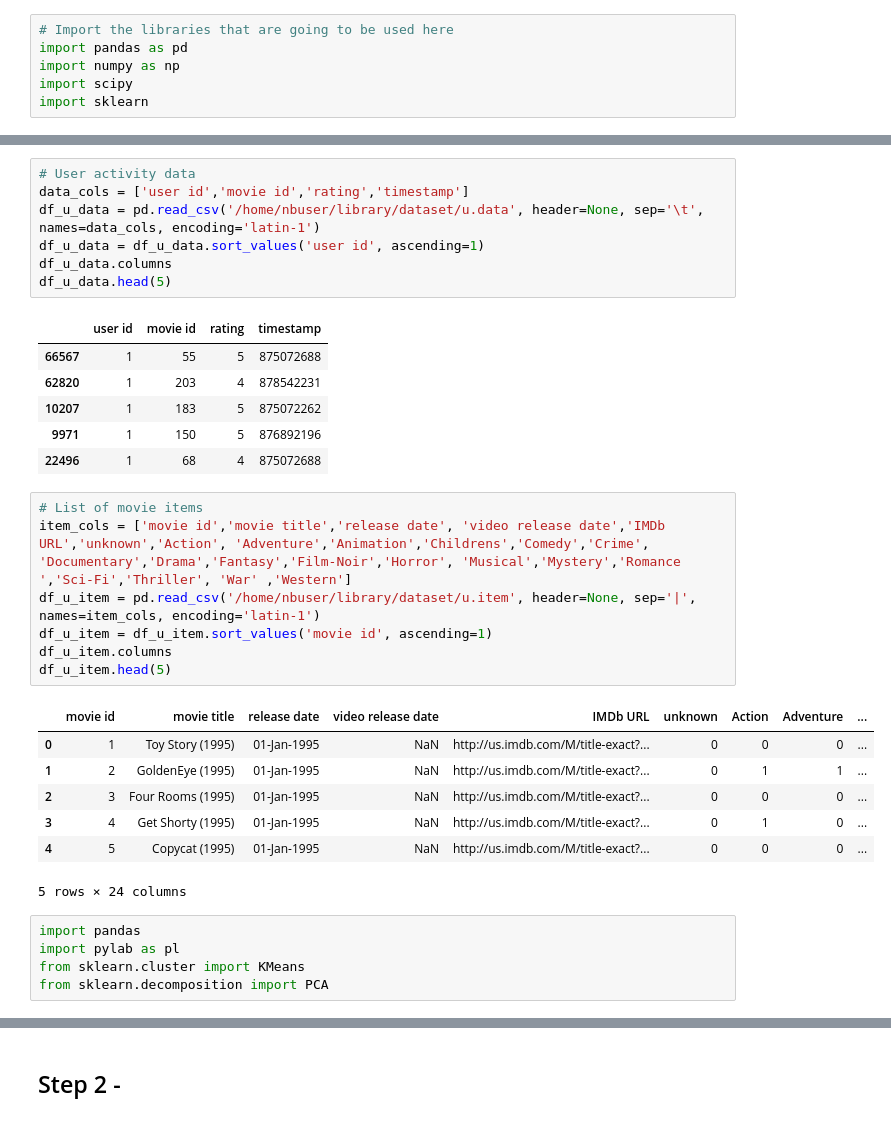
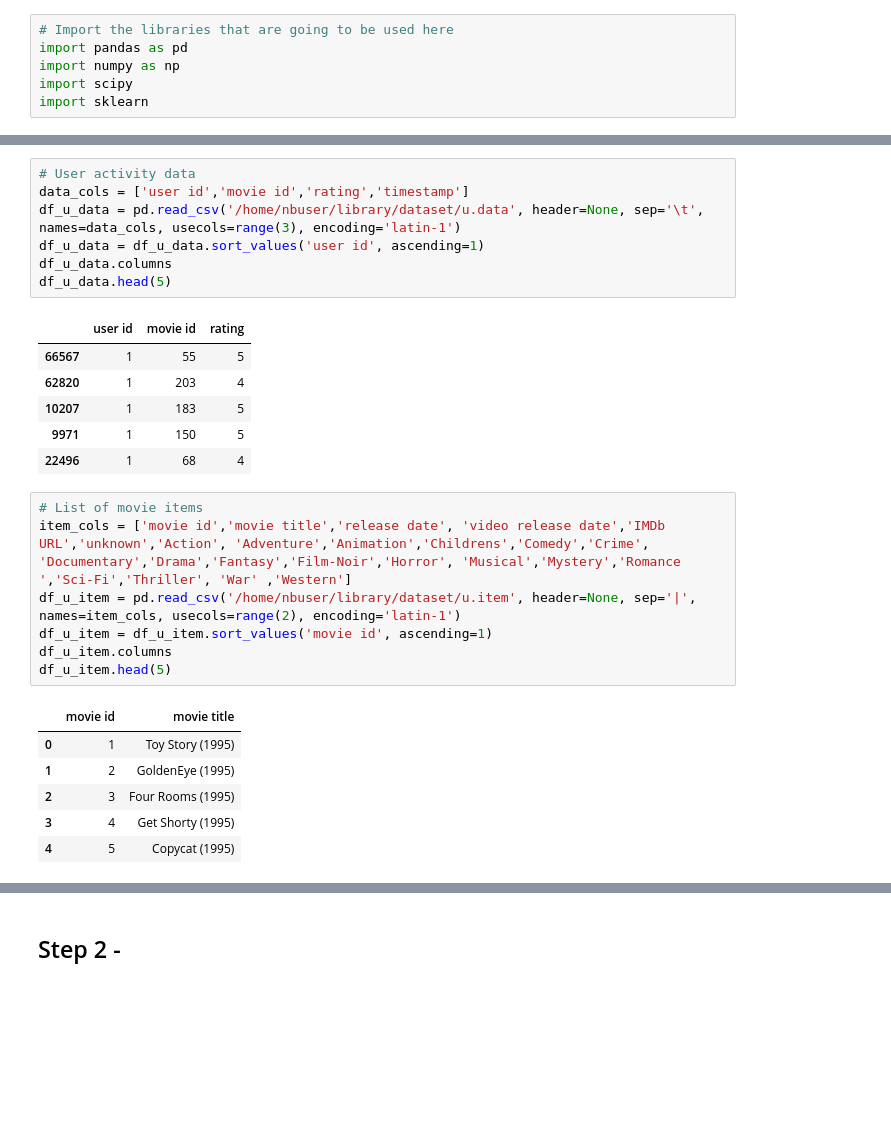
Before and after one commit to ziababar/recommender, a Jupyter notebook: RecSys - CF Item-Based.ipynb, the cells around one changed output, grey strips where cells are left out. Saved outputs shown, nothing was run; the diff lists cells and outputs as text; blank space fills up the shorter version.

```diff
--- a/RecSys - CF Item-Based.ipynb
+++ b/RecSys - CF Item-Based.ipynb
@@ -23,34 +32,28 @@ import sklearn
 # %%
 # User activity data
 data_cols = ['user id','movie id','rating','timestamp']
-df_u_data = pd.read_csv('/home/nbuser/library/dataset/u.data', header=None, sep='\t', names=data_cols, encoding='latin-1')
+df_u_data = pd.read_csv('/home/nbuser/library/dataset/u.data', header=None, sep='\t', names=data_cols, usecols=range(3), encoding='latin-1')
 df_u_data = df_u_data.sort_values('user id', ascending=1)
 df_u_data.columns
 df_u_data.head(5)
 # %% [output]
-|  | user id | movie id | rating | timestamp |
-| 66567 | 1 | 55 | 5 | 875072688 |
-| 62820 | 1 | 203 | 4 | 878542231 |
-| 10207 | 1 | 183 | 5 | 875072262 |
-| 9971 | 1 | 150 | 5 | 876892196 |
-| 22496 | 1 | 68 | 4 | 875072688 |
+|  | user id | movie id | rating |
+| 66567 | 1 | 55 | 5 |
+| 62820 | 1 | 203 | 4 |
+| 10207 | 1 | 183 | 5 |
+| 9971 | 1 | 150 | 5 |
+| 22496 | 1 | 68 | 4 |
 # %%
 # List of movie items
 item_cols = ['movie id','movie title','release date', 'video release date','IMDb URL','unknown','Action', 'Adventure','Animation','Childrens','Comedy','Crime', 'Documentary','Drama','Fantasy','Film-Noir','Horror', 'Musical','Mystery','Romance ','Sci-Fi','Thriller', 'War' ,'Western']
-df_u_item = pd.read_csv('/home/nbuser/library/dataset/u.item', header=None, sep='|', names=item_cols, encoding='latin-1')
+df_u_item = pd.read_csv('/home/nbuser/library/dataset/u.item', header=None, sep='|', names=item_cols, usecols=range(2), encoding='latin-1')
 df_u_item = df_u_item.sort_values('movie id', ascending=1)
 df_u_item.columns
 df_u_item.head(5)
 # %% [output]
-|  | movie id | movie title | release date | video release date | IMDb URL | unknown | Action | Adventure | ... |
-| 0 | 1 | Toy Story (1995) | 01-Jan-1995 | NaN | http://us.imdb.com/M/title-exact?... | 0 | 0 | 0 | ... |
-| 1 | 2 | GoldenEye (1995) | 01-Jan-1995 | NaN | http://us.imdb.com/M/title-exact?... | 0 | 1 | 1 | ... |
-| 2 | 3 | Four Rooms (1995) | 01-Jan-1995 | NaN | http://us.imdb.com/M/title-exact?... | 0 | 0 | 0 | ... |
-| 3 | 4 | Get Shorty (1995) | 01-Jan-1995 | NaN | http://us.imdb.com/M/title-exact?... | 0 | 1 | 0 | ... |
-| 4 | 5 | Copycat (1995) | 01-Jan-1995 | NaN | http://us.imdb.com/M/title-exact?... | 0 | 0 | 0 | ... |
+|  | movie id | movie title |
+| 0 | 1 | Toy Story (1995) |
+| 1 | 2 | GoldenEye (1995) |
+| 2 | 3 | Four Rooms (1995) |
+| 3 | 4 | Get Shorty (1995) |
+| 4 | 5 | Copycat (1995) |
-5 rows × 24 columns
-# %%
-import pandas
-import pylab as pl
-from sklearn.cluster import KMeans
-from sklearn.decomposition import PCA
```
Also changed, not shown: parts of 15 cells of this notebook, 2 other files.
